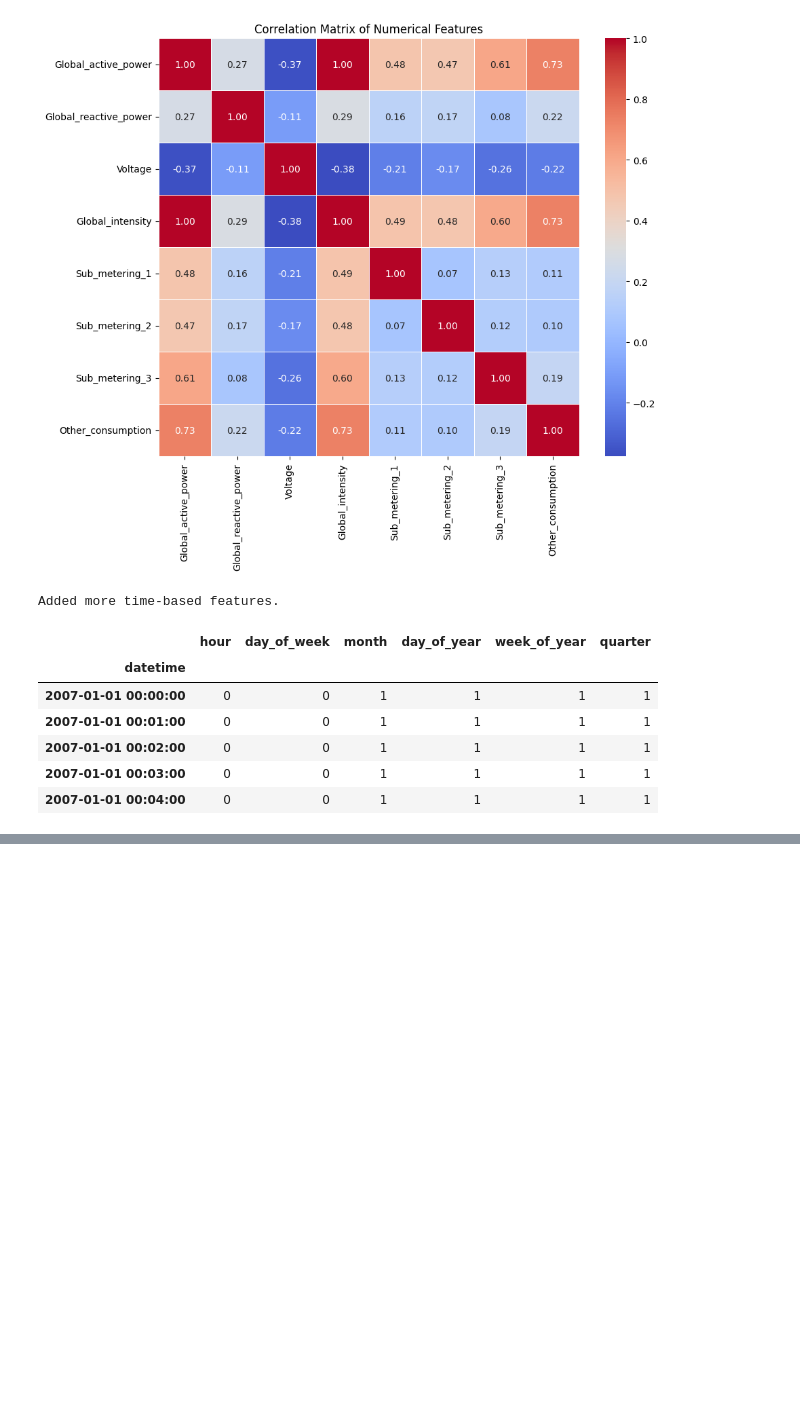
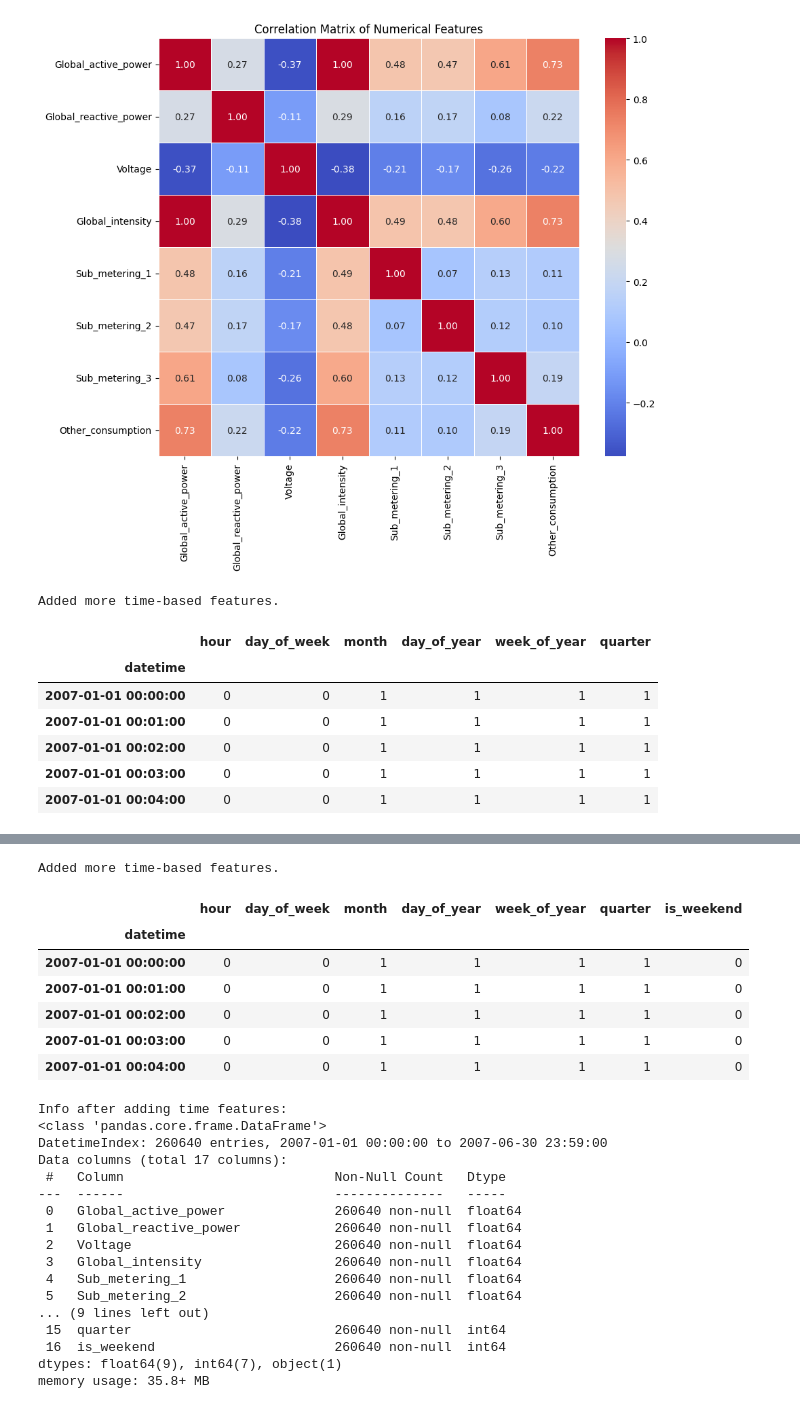
Before and after one commit to rshikha95/Sustainability-Energy-Project, a Jupyter notebook: 01_Data_Loading_and_EDA.ipynb, the cells around one changed output, grey strips where cells are left out. Cells and saved outputs as stored; diff of their text form; code cells hidden in the pictures; blank space fills up the shorter version.

```diff
--- a/01_Data_Loading_and_EDA.ipynb
+++ b/01_Data_Loading_and_EDA.ipynb
@@ -408,0 +554,56 @@ Added more time-based features.
+# %%
+#Feature Engineering - More Time-Based Features
+if df is not None:
+    df['hour'] = df.index.hour
+    df['day_of_week'] = df.index.dayofweek # Monday=0, Sunday=6
+    df['day_name'] = df.index.day_name()
+    df['month'] = df.index.month
+    df['day_of_year'] = df.index.dayofyear
+    # For week_of_year, ensure your pandas version supports .isocalendar().week
+
+    try:
+        df['week_of_year'] = df.index.isocalendar().week.astype(int)
+    except AttributeError:
+
+        try:
+            df['week_of_year'] = df.index.week.astype(int)
+        except AttributeError:
+            df['week_of_year'] = df.index.strftime('%U').astype(int) # Another fallback
+            print("Used strftime('%U') for week_of_year due to pandas version.")
+
+    df['quarter'] = df.index.quarter
+    df['is_weekend'] = df['day_of_week'].isin([5, 6]).astype(int) # Saturday=5, Sunday=6
+
+    print("Added more time-based features.")
+    display(df[['hour', 'day_of_week', 'month', 'day_of_year',
+                 'week_of_year', 'quarter', 'is_weekend']].head())
+
+    # Check data types of new columns
+    print("\nInfo after adding time features:")
+    df.info()
+# %% [output]
+Added more time-based features.
+|  | hour | day_of_week | month | day_of_year | week_of_year | quarter | is_weekend |
+| datetime |  |  |  |  |  |  |  |
+| 2007-01-01 00:00:00 | 0 | 0 | 1 | 1 | 1 | 1 | 0 |
+| 2007-01-01 00:01:00 | 0 | 0 | 1 | 1 | 1 | 1 | 0 |
+| 2007-01-01 00:02:00 | 0 | 0 | 1 | 1 | 1 | 1 | 0 |
+| 2007-01-01 00:03:00 | 0 | 0 | 1 | 1 | 1 | 1 | 0 |
+| 2007-01-01 00:04:00 | 0 | 0 | 1 | 1 | 1 | 1 | 0 |
+Info after adding time features:
+<class 'pandas.core.frame.DataFrame'>
+DatetimeIndex: 260640 entries, 2007-01-01 00:00:00 to 2007-06-30 23:59:00
+Data columns (total 17 columns):
+ #   Column                           Non-Null Count   Dtype
+---  ------                           --------------   -----
+ 0   Global_active_power              260640 non-null  float64
+ 1   Global_reactive_power            260640 non-null  float64
+ 2   Voltage                          260640 non-null  float64
+ 3   Global_intensity                 260640 non-null  float64
+ 4   Sub_metering_1                   260640 non-null  float64
+ 5   Sub_metering_2                   260640 non-null  float64
+... (9 lines left out)
+ 15  quarter                          260640 non-null  int64
+ 16  is_weekend                       260640 non-null  int64
+dtypes: float64(9), int64(7), object(1)
+memory usage: 35.8+ MB
```
Also changed, not shown: parts of 6 cells of this notebook.
